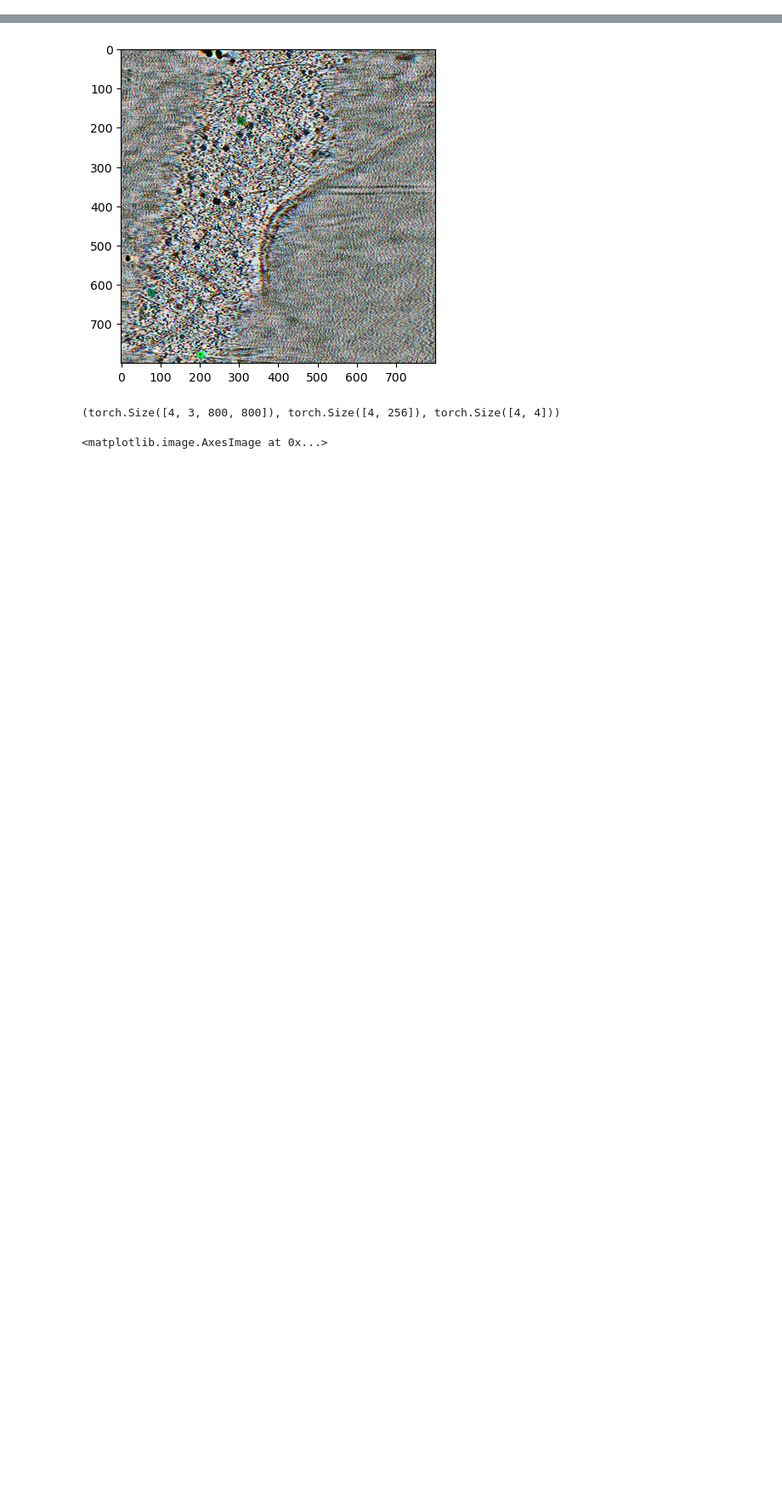
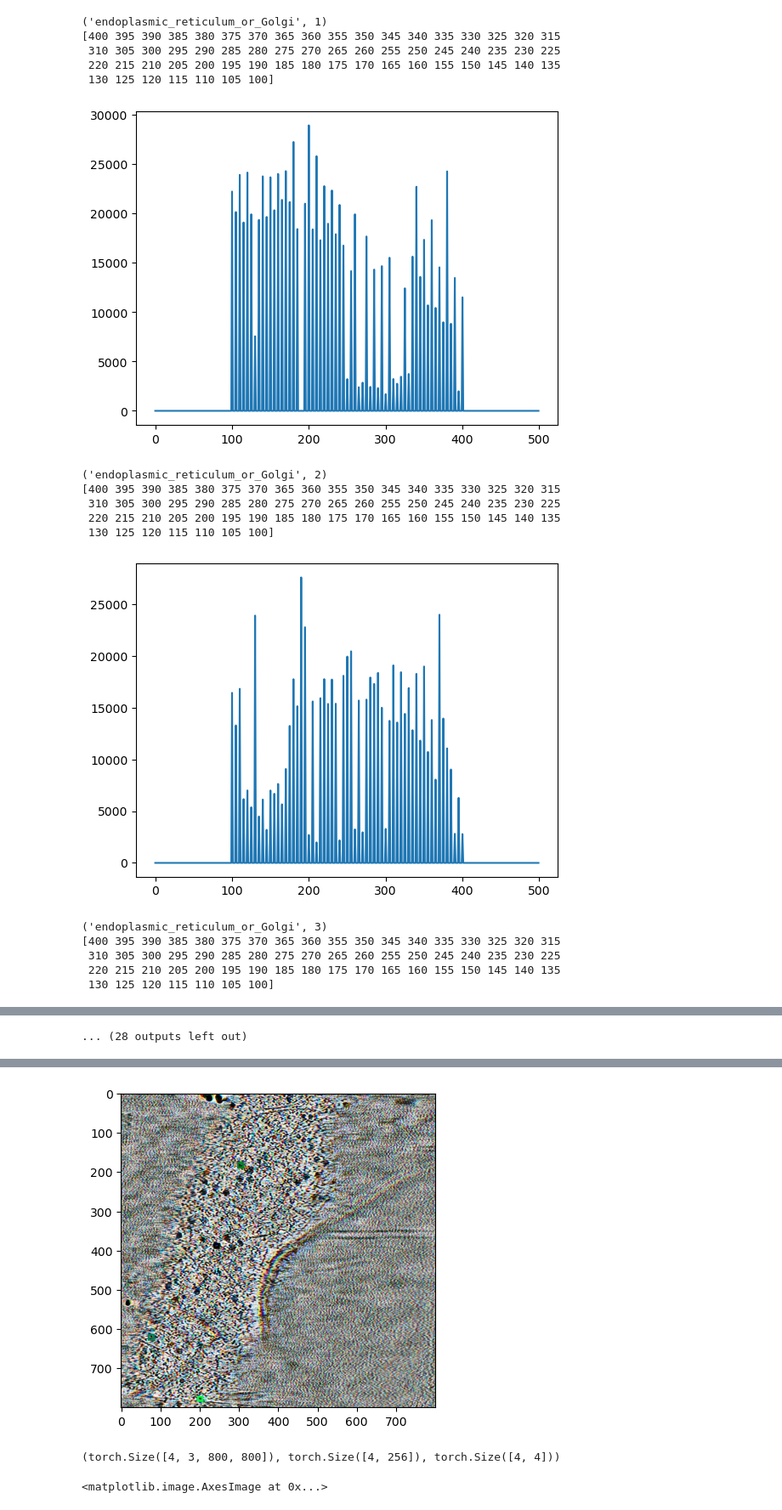
Before and after one commit to tyfei0216/TomoGNN, a Jupyter notebook: demo.ipynb, the cells around one changed output, grey strips where cells are left out. Shown at 85% size. Cells and saved outputs as stored; diff of their text form; code cells hidden in the pictures; blank space fills up the shorter version.

```diff
--- a/demo.ipynb
+++ b/demo.ipynb
@@ -40,0 +37,4 @@ finish loading parameters
+# %%
+for t in dataset:
+    break
+t
@@ -40,0 +90,29 @@ finish loading parameters
+# %%
+required = {"ribosome": 0, "mitochondria": 1, "nucleus": 2, "endoplasmic_reticulum_or_Golgi": 3}
+df = {"obj":[], "size":[], "pos_x":[], "pos_y":[], "pos_z":[], "label":[]}
+r = mix_labels["sllt0081"]
+for i in os.listdir("/data/transformer_project/transforemer_model/train_data/sull20240716_sllt0081/amira/sllt0081_9.62Apx.labels/"):
+    if "labels" not in i:
+        print(i)
+        continue
+    pos = int(i[i.rfind("labels")+6:])
+    for j in os.listdir("/data/transformer_project/transforemer_model/train_data/sull20240716_sllt0081/amira/sllt0081_9.62Apx.labels/" + i):
+        if j.endswith(".mrc"):
+            # print(i, j)
+            name = j.split(".")[0]
+            if name not in required:
+                continue
+            t = utils.readTomogram("/data/transformer_project/transforemer_model/train_data/sull20240716_sllt0081/amira/sllt0081_9.62Apx.labels/" + i + "/" + j)
+            labels, cnts = np.unique(t, return_counts=True)
+            for k in labels:
+                if k == 0:
+                    continue
+                x, y = np.where(t == k)
+                df["obj"].append(name)
+                df["size"].append(cnts[labels == k][0])
+                df["pos_x"].append(np.mean(x))
+                df["pos_y"].append(np.mean(y))
+                df["pos_z"].append(pos)
+                df["label"].append(k)
+df = pd.DataFrame(df)
+df
@@ -40,0 +133,28 @@ finish loading parameters
+# %%
+df = pd.DataFrame(df)
+for i, r in df.groupby(["obj", "label"]):
+    print(i)
+    a = np.zeros([500])
+    print(r["pos_z"].values)
+    a[r["pos_z"].astype(int).values] = r["size"]
+    plt.plot(a)
+    plt.show()
+    plt.close()
+# %% [output]
+('endoplasmic_reticulum_or_Golgi', 1)
+[400 395 390 385 380 375 370 365 360 355 350 345 340 335 330 325 320 315
+ 310 305 300 295 290 285 280 275 270 265 260 255 250 245 240 235 230 225
+ 220 215 210 205 200 195 190 185 180 175 170 165 160 155 150 145 140 135
+ 130 125 120 115 110 105 100]
+[figure, added]
+('endoplasmic_reticulum_or_Golgi', 2)
+[400 395 390 385 380 375 370 365 360 355 350 345 340 335 330 325 320 315
+ 310 305 300 295 290 285 280 275 270 265 260 255 250 245 240 235 230 225
+ 220 215 210 205 200 195 190 185 180 175 170 165 160 155 150 145 140 135
+ 130 125 120 115 110 105 100]
+[figure, added]
+('endoplasmic_reticulum_or_Golgi', 3)
+[400 395 390 385 380 375 370 365 360 355 350 345 340 335 330 325 320 315
+ 310 305 300 295 290 285 280 275 270 265 260 255 250 245 240 235 230 225
+ 220 215 210 205 200 195 190 185 180 175 170 165 160 155 150 145 140 135
+ 130 125 120 115 110 105 100]
@@ -40,0 +179 @@ finish loading parameters
+... (28 outputs left out)
```
Also changed, not shown: parts of 46 cells of this notebook, 9 other files.
